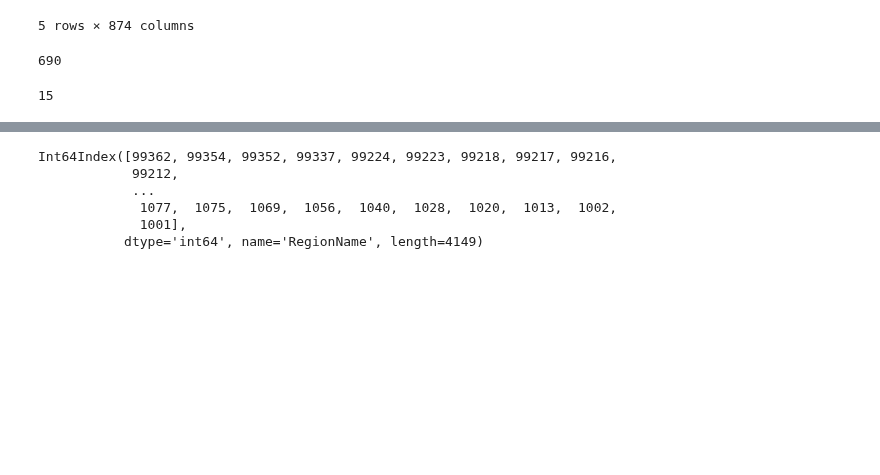
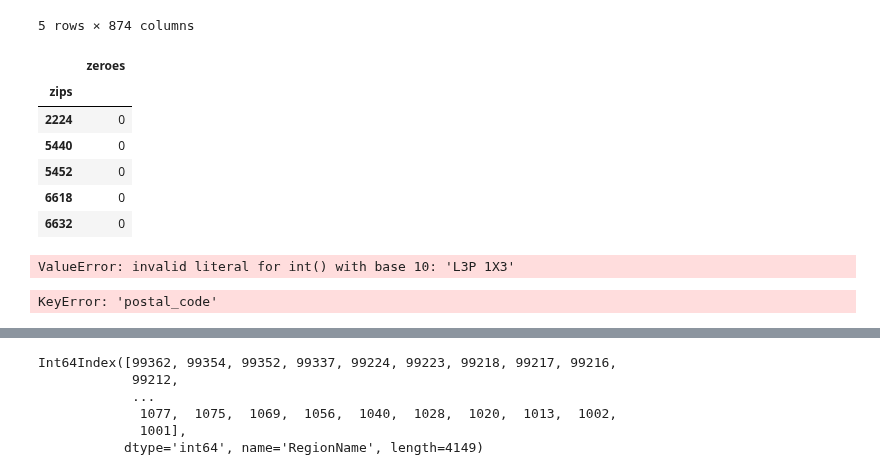
Before and after one commit to kthoward/Thinkful, a Jupyter notebook: Final_Capstone/Notebooks/Condensed_project_add_yelp.ipynb, the cells around one changed output, grey strips where cells are left out. Cells and saved outputs as stored; diff of their text form; code cells hidden in the pictures; blank space fills up the shorter version.

```diff
--- a/Final_Capstone/Notebooks/Condensed_project_add_yelp.ipynb
+++ b/Final_Capstone/Notebooks/Condensed_project_add_yelp.ipynb
@@ -87,3 +96,4 @@ df_yelp_business = pd.DataFrame(yelp_business)
 # %%
-df_yelp_business = df_yelp_business.sort_values('state',ascending=False)
+df_yelp_business = df_yelp_business.sort_values('review_count',ascending=False)
 #df_yelp_business = df_yelp_business.set_index('postal_code')
+df_yelp_business.head()
@@ -443,14 +461,24 @@ X_16.head()
 | 99212 | 15.310737 | 2.952748 | 11.290826 | 20.327481 | 9.036655 | 0.120253 | 14.234445 | ... |
 | 99208 | 12.623406 | 1.774491 | 9.810553 | 15.617595 | 5.807042 | 1.675172 | 13.064704 | ... |
 5 rows × 874 columns
-# %%
-len(X_16.columns)
-# %% [output]
-690
-# %%
-len(df_yelp_business.columns)
-# %% [output]
-15
+# %%
+yelp_zip_df = pd.DataFrame()
+yelp_zip_df = yelp_zip
+yelp_zip.head()
+# %% [output]
+|  | zeroes |
+| zips |  |
+| 2224 | 0 |
+| 5440 | 0 |
+| 5452 | 0 |
+| 6618 | 0 |
+| 6632 | 0 |
+# %%
+df_yelp_business['postal_code'].astype(int)
+# %% [output]
+ValueError: invalid literal for int() with base 10: 'L3P 1X3'
 # %%
 df_yelp_business = df_yelp_business.sort_values('postal_code',ascending=False)
 df_yelp_business = df_yelp_business.set_index('postal_code')
+# %% [output]
+KeyError: 'postal_code'
```
Also changed, not shown: parts of 24 cells of this notebook.
